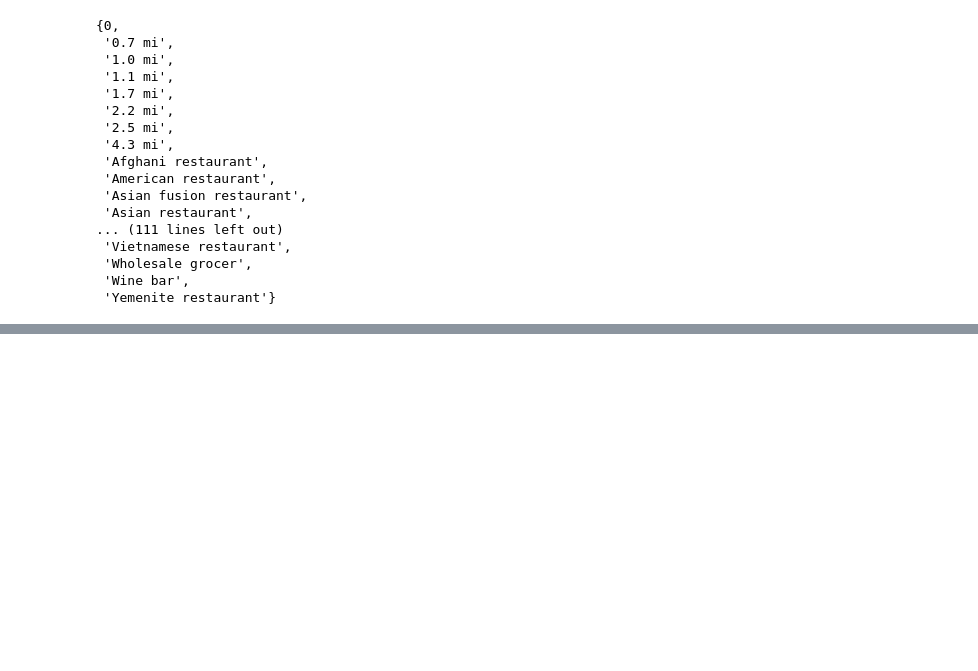
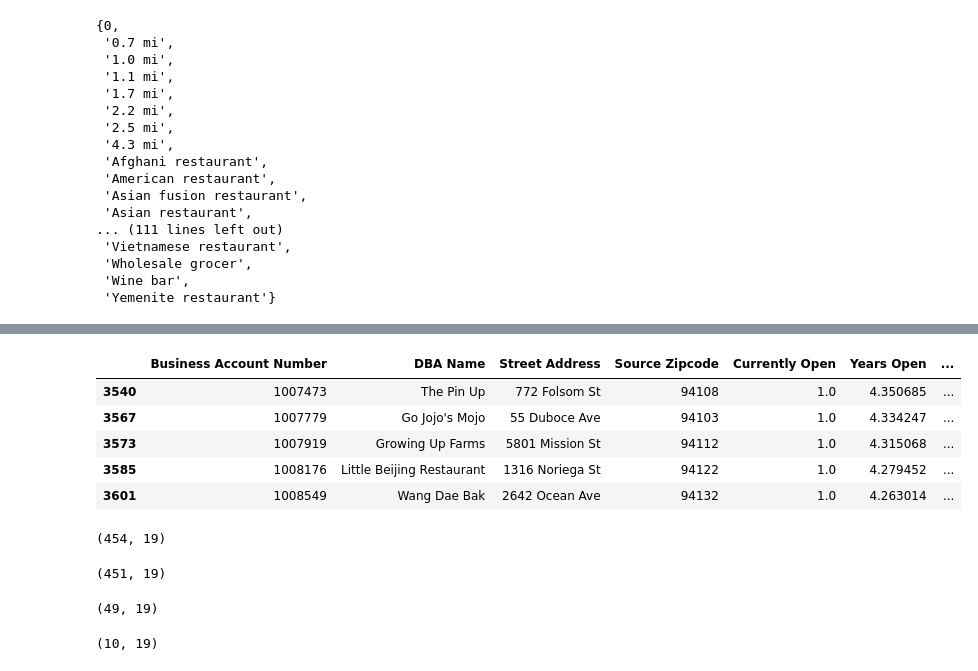
Before and after one commit to geneveeves/Metis_Project3, a Jupyter notebook: Project3/Project3_GoogleData.ipynb, the cells around one changed output, grey strips where cells are left out. Saved outputs shown, nothing was run; the diff lists cells and outputs as text; code cells hidden in the pictures; blank space fills up the shorter version.

```diff
--- a/Project3/Project3_GoogleData.ipynb
+++ b/Project3/Project3_GoogleData.ipynb
@@ -192,3 +192,9 @@ set(restaurant_info['Food'])
 # %%
 # Need to locate rows where 'Price' is not 0 or does not include '$', then
 # move the values from 'Price' to 'Food'
+
+rows_with_misplaced_desc = restaurant_info.loc[restaurant_info['Price'] != 0].loc[
+    restaurant_info['Price'] != '$'].loc[
+    restaurant_info['Price'] != '$$'].loc[
+    restaurant_info['Price'] != '$$$'].loc[
+    restaurant_info['Price'] != '$$$$']
@@ -194,0 +205,2 @@ set(restaurant_info['Food'])
+# %%
+rows_with_misplaced_desc['Food'] = rows_with_misplaced_desc['Price'].apply(lambda x: x)
@@ -194,0 +225,11 @@ set(restaurant_info['Food'])
+# %%
+rows_with_misplaced_desc['Price'] = 0
+# %%
+rows_with_misplaced_desc.head()
+# %% [output]
+|  | Business Account Number | DBA Name | Street Address | Source Zipcode | Currently Open | Years Open | ... |
+| 3540 | 1007473 | The Pin Up | 772 Folsom St | 94108 | 1.0 | 4.350685 | ... |
+| 3567 | 1007779 | Go Jojo's Mojo | 55 Duboce Ave | 94103 | 1.0 | 4.334247 | ... |
+| 3573 | 1007919 | Growing Up Farms | 5801 Mission St | 94112 | 1.0 | 4.315068 | ... |
+| 3585 | 1008176 | Little Beijing Restaurant | 1316 Noriega St | 94122 | 1.0 | 4.279452 | ... |
+| 3601 | 1008549 | Wang Dae Bak | 2642 Ocean Ave | 94132 | 1.0 | 4.263014 | ... |
@@ -194,0 +239,24 @@ set(restaurant_info['Food'])
+# %%
+# Cheap Restaurants
+cheap_restaurants = restaurant_info.loc[restaurant_info['Price'] == '$']
+cheap_restaurants.shape
+# %% [output]
+(454, 19)
+# %%
+# Semi-Expensive Restaurants
+semi_expensive_restaurants = restaurant_info.loc[restaurant_info['Price'] == '$$']
+semi_expensive_restaurants.shape
+# %% [output]
+(451, 19)
+# %%
+# Expensive Restaurants
+expensive_restaurants = restaurant_info.loc[restaurant_info['Price'] == '$$$']
+expensive_restaurants.shape
+# %% [output]
+(49, 19)
+# %%
+# Super Expensive Restaurants
+super_expensive_restaurants = restaurant_info.loc[restaurant_info['Price'] == '$$$$']
+super_expensive_restaurants.shape
+# %% [output]
+(10, 19)
```
Also changed, not shown: parts of 25 cells of this notebook, 4 other files.
